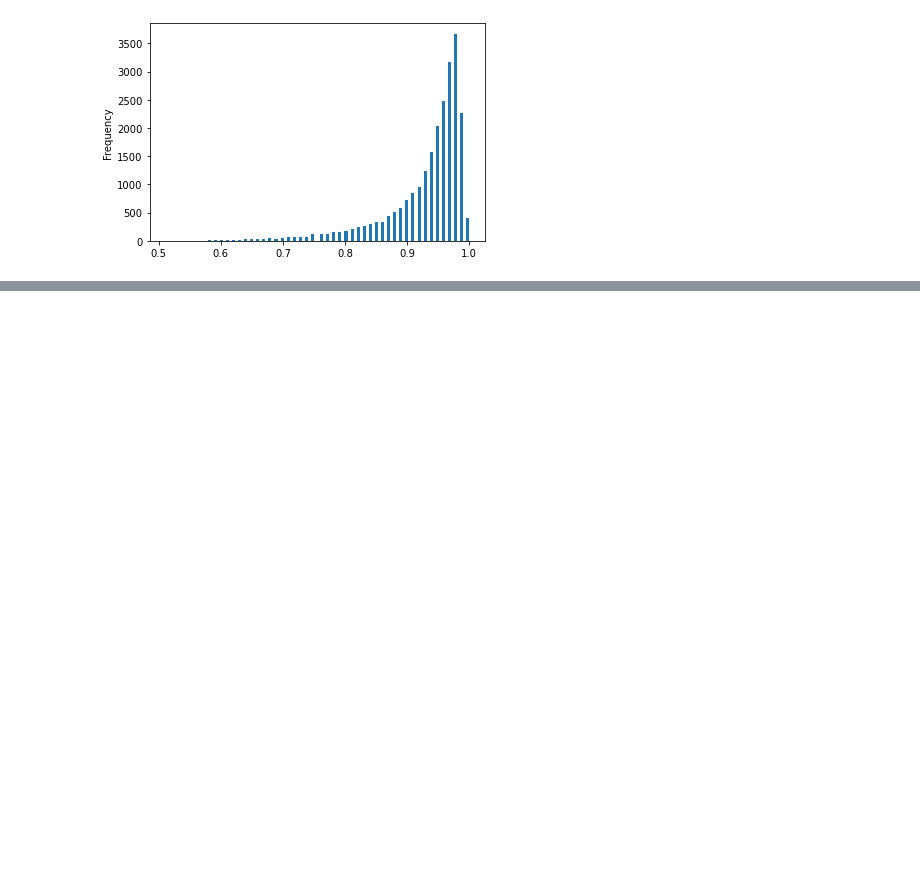
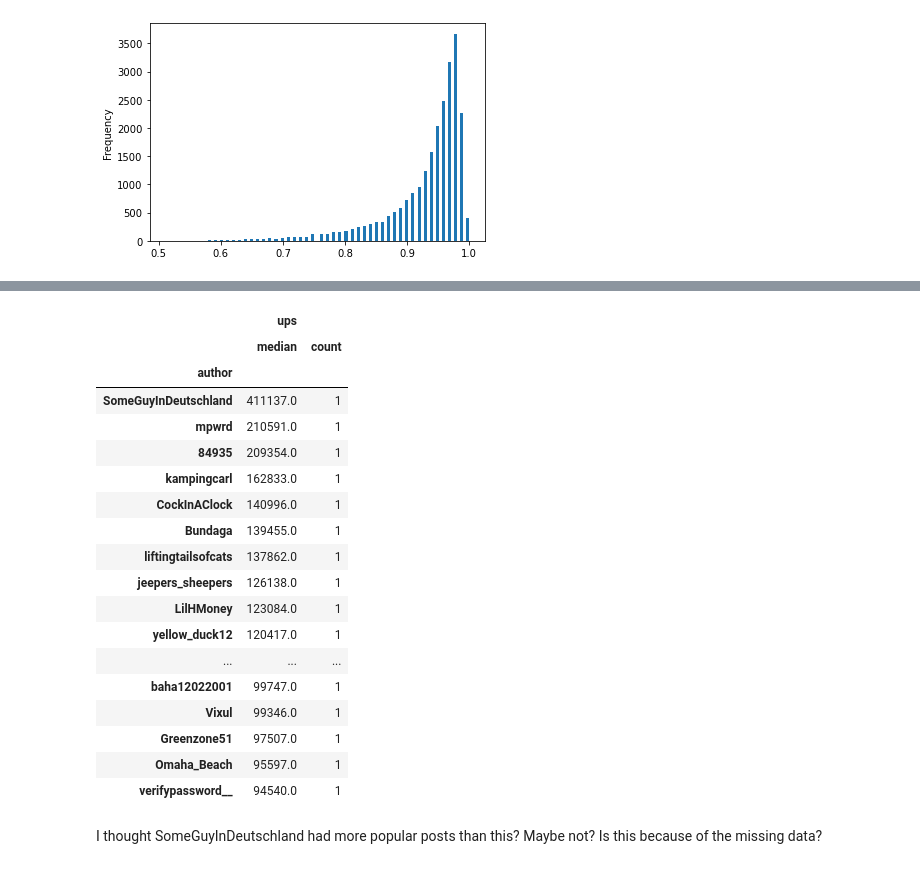
Before and after one commit to ElleNajt/ErdosInstitute-SIG_Project, a Jupyter notebook: ExploratoryDataAnalysis/FeatureByFeature.ipynb, the cells around one changed output, grey strips where cells are left out. Saved outputs shown, nothing was run; the diff lists cells and outputs as text; code cells hidden in the pictures; blank space fills up the shorter version.

```diff
--- a/ExploratoryDataAnalysis/FeatureByFeature.ipynb
+++ b/ExploratoryDataAnalysis/FeatureByFeature.ipynb
@@ -55,0 +91,26 @@ wsb[wsb['ups'] >= 100]['upvote_ratio'].plot( kind = 'hist', bins = 100)
+# %%
+median_upvotes = wsb[['author', 'ups']].groupby("author").agg(["median", "count"]).sort_values(by = ('ups', 'median'), ascending = False)
+# %%
+median_upvotes.head(20)
+# %% [output]
+|  | ups |  |
+|  | median | count |
+| author |  |  |
+| SomeGuyInDeutschland | 411137.0 | 1 |
+| mpwrd | 210591.0 | 1 |
+| 84935 | 209354.0 | 1 |
+| kampingcarl | 162833.0 | 1 |
+| CockInAClock | 140996.0 | 1 |
+| Bundaga | 139455.0 | 1 |
+| liftingtailsofcats | 137862.0 | 1 |
+| jeepers_sheepers | 126138.0 | 1 |
+| LilHMoney | 123084.0 | 1 |
+| yellow_duck12 | 120417.0 | 1 |
+| ... | ... | ... |
+| baha12022001 | 99747.0 | 1 |
+| Vixul | 99346.0 | 1 |
+| Greenzone51 | 97507.0 | 1 |
+| Omaha_Beach | 95597.0 | 1 |
+| verifypassword__ | 94540.0 | 1 |
+# %% [markdown]
+I thought SomeGuyInDeutschland had more popular posts than this? Maybe not? Is this because of the missing data?
```
Also changed, not shown: parts of 6 cells of this notebook, 6 other files.
